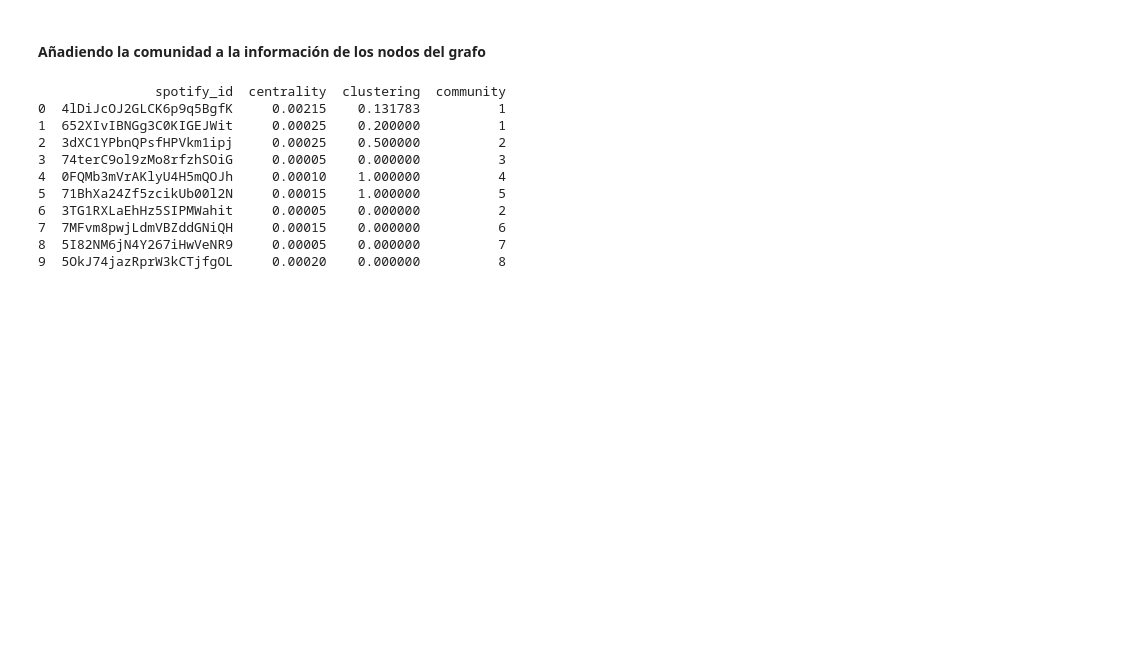
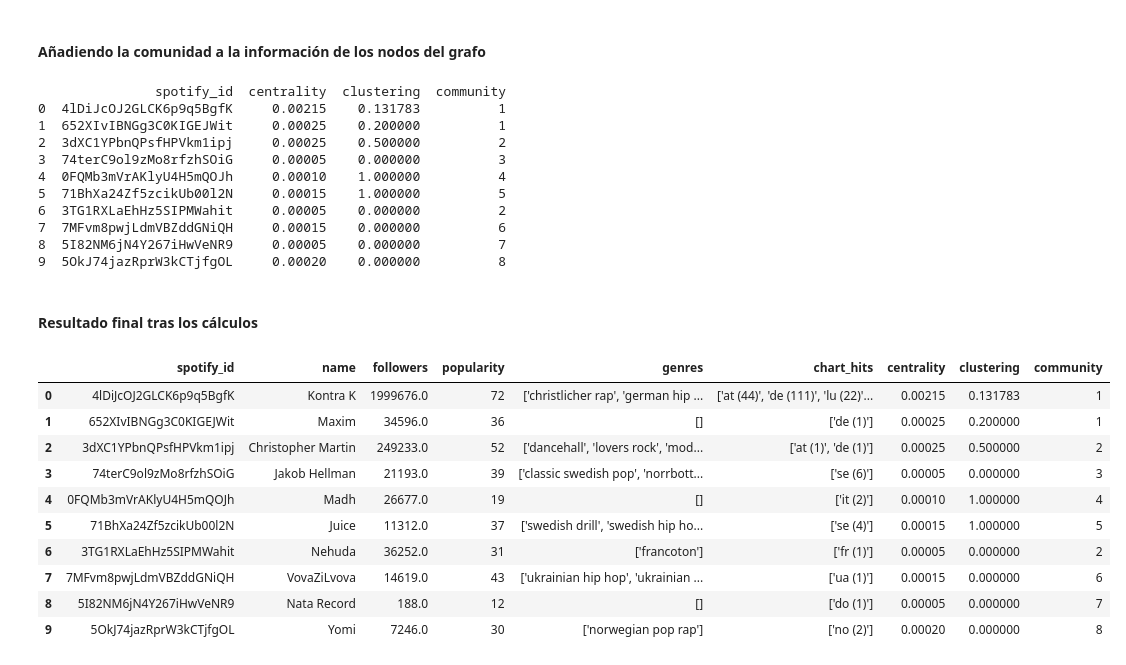
Before and after one commit to JaviFdez7/Relational-Machine-Learning-Article, a Jupyter notebook: src/relational-automatic-learning.ipynb, the cells around one changed output. Drawn from its saved outputs; the diff is of its cells as text; code cells hidden in the pictures; blank space fills up the shorter version.

```diff
--- a/src/relational-automatic-learning.ipynb
+++ b/src/relational-automatic-learning.ipynb
@@ -23,7 +23,7 @@ numberOfNodes = 20000 #Recomendado 20000 para reducir tiempos de ejecución
 # %% [markdown]
 <h3>Lectura de nodos (Artists)</h3>
 # %%
-spotifyArtists = pandas.read_csv('data/nodes.csv', header=1, low_memory=False,
+spotifyArtists = pandas.read_csv('../data/nodes.csv', header=1, low_memory=False,
                           names=['spotify_id','name','followers','popularity','genres','chart_hits'])
 # %%
 print(spotifyArtists.shape)
@@ -47,7 +47,7 @@ spotifyArtists.head(10)
 # %% [markdown]
 <h3>Lectura de aristas (Artists feats)</h3>
 # %%
-artistsFeats = pandas.read_csv('data/edges.csv', header=1, low_memory=False,
+artistsFeats = pandas.read_csv('../data/edges.csv', header=1, low_memory=False,
                           names=['id_0','id_1'])
 # %%
 print(artistsFeats.shape)
@@ -228,3 +226,19 @@ print(subSpotifyArtists[['spotify_id', 'centrality', 'clustering', 'community']]
 7  7MFvm8pwjLdmVBZddGNiQH     0.00015    0.000000          6
 8  5I82NM6jN4Y267iHwVeNR9     0.00005    0.000000          7
 9  5OkJ74jazRprW3kCTjfgOL     0.00020    0.000000          8
+# %% [markdown]
+<h4>Resultado final tras los cálculos</h4>
+# %%
+subSpotifyArtists.head(10)
+# %% [output]
+|  | spotify_id | name | followers | popularity | genres | chart_hits | centrality | clustering | community |
+| 0 | 4lDiJcOJ2GLCK6p9q5BgfK | Kontra K | 1999676.0 | 72 | ['christlicher rap', 'german hip ... | ['at (44)', 'de (111)', 'lu (22)'... | 0.00215 | 0.131783 | 1 |
+| 1 | 652XIvIBNGg3C0KIGEJWit | Maxim | 34596.0 | 36 | [] | ['de (1)'] | 0.00025 | 0.200000 | 1 |
+| 2 | 3dXC1YPbnQPsfHPVkm1ipj | Christopher Martin | 249233.0 | 52 | ['dancehall', 'lovers rock', 'mod... | ['at (1)', 'de (1)'] | 0.00025 | 0.500000 | 2 |
+| 3 | 74terC9ol9zMo8rfzhSOiG | Jakob Hellman | 21193.0 | 39 | ['classic swedish pop', 'norrbott... | ['se (6)'] | 0.00005 | 0.000000 | 3 |
+| 4 | 0FQMb3mVrAKlyU4H5mQOJh | Madh | 26677.0 | 19 | [] | ['it (2)'] | 0.00010 | 1.000000 | 4 |
+| 5 | 71BhXa24Zf5zcikUb00l2N | Juice | 11312.0 | 37 | ['swedish drill', 'swedish hip ho... | ['se (4)'] | 0.00015 | 1.000000 | 5 |
+| 6 | 3TG1RXLaEhHz5SIPMWahit | Nehuda | 36252.0 | 31 | ['francoton'] | ['fr (1)'] | 0.00005 | 0.000000 | 2 |
+| 7 | 7MFvm8pwjLdmVBZddGNiQH | VovaZiLvova | 14619.0 | 43 | ['ukrainian hip hop', 'ukrainian ... | ['ua (1)'] | 0.00015 | 0.000000 | 6 |
+| 8 | 5I82NM6jN4Y267iHwVeNR9 | Nata Record | 188.0 | 12 | [] | ['do (1)'] | 0.00005 | 0.000000 | 7 |
+| 9 | 5OkJ74jazRprW3kCTjfgOL | Yomi | 7246.0 | 30 | ['norwegian pop rap'] | ['no (2)'] | 0.00020 | 0.000000 | 8 |
```
Also changed, not shown: parts of 5 cells of this notebook.
